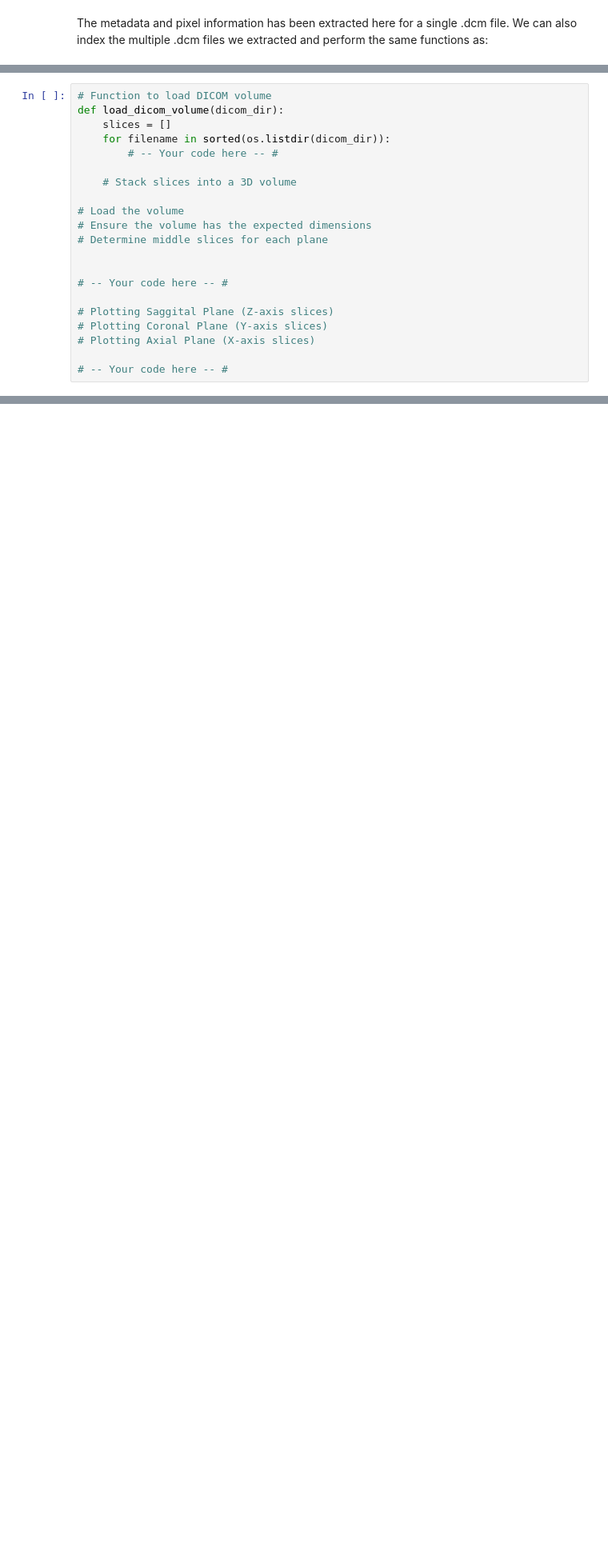
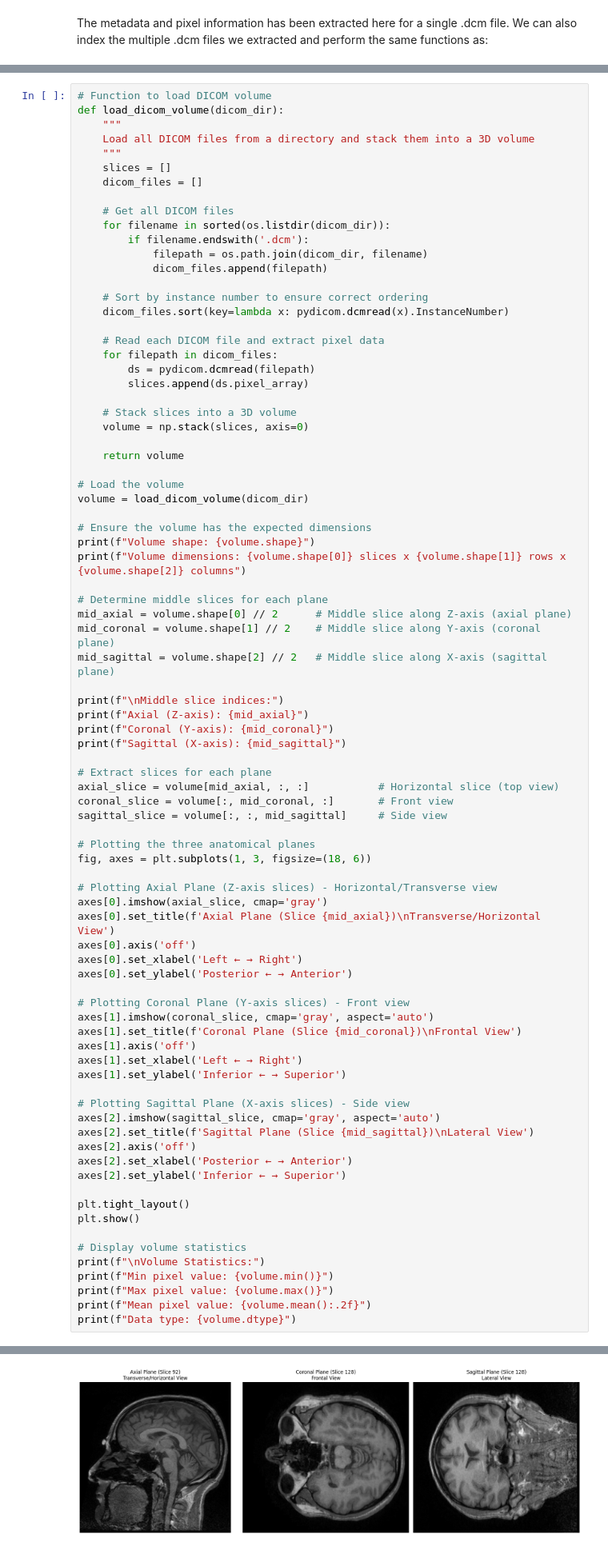
Before and after one commit to mordamed/ImageProcessing, a Jupyter notebook: 4_DICOM_NIFTI/TP4_UnderstandingDICOM.ipynb, the cells around one changed output, grey strips where cells are left out. Shown at 80% size. Cells and saved outputs as stored; diff of their text form; blank space fills up the shorter version.

```diff
--- a/4_DICOM_NIFTI/TP4_UnderstandingDICOM.ipynb
+++ b/4_DICOM_NIFTI/TP4_UnderstandingDICOM.ipynb
@@ -222,21 +375,84 @@ Since the data are a 3D NumPy array, it is very easy to "reslice" the image and
 # %%
 # Function to load DICOM volume
 def load_dicom_volume(dicom_dir):
+    """
+    Load all DICOM files from a directory and stack them into a 3D volume
+    """
     slices = []
+    dicom_files = []
+
+    # Get all DICOM files
     for filename in sorted(os.listdir(dicom_dir)):
-        # -- Your code here -- #
+        if filename.endswith('.dcm'):
+            filepath = os.path.join(dicom_dir, filename)
+            dicom_files.append(filepath)
+
+    # Sort by instance number to ensure correct ordering
+    dicom_files.sort(key=lambda x: pydicom.dcmread(x).InstanceNumber)
+
+    # Read each DICOM file and extract pixel data
+    for filepath in dicom_files:
+        ds = pydicom.dcmread(filepath)
+        slices.append(ds.pixel_array)
 
     # Stack slices into a 3D volume
+    volume = np.stack(slices, axis=0)
+
+    return volume
 
 # Load the volume
+volume = load_dicom_volume(dicom_dir)
+
 # Ensure the volume has the expected dimensions
+print(f"Volume shape: {volume.shape}")
+print(f"Volume dimensions: {volume.shape[0]} slices x {volume.shape[1]} rows x {volume.shape[2]} columns")
+
 # Determine middle slices for each plane
+mid_axial = volume.shape[0] // 2      # Middle slice along Z-axis (axial plane)
+mid_coronal = volume.shape[1] // 2    # Middle slice along Y-axis (coronal plane)
+mid_sagittal = volume.shape[2] // 2   # Middle slice along X-axis (sagittal plane)
 
+print(f"\nMiddle slice indices:")
+print(f"Axial (Z-axis): {mid_axial}")
+print(f"Coronal (Y-axis): {mid_coronal}")
+print(f"Sagittal (X-axis): {mid_sagittal}")
 
-# -- Your code here -- #
+# Extract slices for each plane
+axial_slice = volume[mid_axial, :, :]           # Horizontal slice (top view)
+coronal_slice = volume[:, mid_coronal, :]       # Front view
+sagittal_slice = volume[:, :, mid_sagittal]     # Side view
 
-# Plotting Saggital Plane (Z-axis slices)
-# Plotting Coronal Plane (Y-axis slices)
-# Plotting Axial Plane (X-axis slices)
+# Plotting the three anatomical planes
+fig, axes = plt.subplots(1, 3, figsize=(18, 6))
 
-# -- Your code here -- #
+# Plotting Axial Plane (Z-axis slices) - Horizontal/Transverse view
+axes[0].imshow(axial_slice, cmap='gray')
+axes[0].set_title(f'Axial Plane (Slice {mid_axial})\nTransverse/Horizontal View')
+axes[0].axis('off')
+axes[0].set_xlabel('Left ← → Right')
+axes[0].set_ylabel('Posterior ← → Anterior')
+
+# Plotting Coronal Plane (Y-axis slices) - Front view
+axes[1].imshow(coronal_slice, cmap='gray', aspect='auto')
+axes[1].set_title(f'Coronal Plane (Slice {mid_coronal})\nFrontal View')
+axes[1].axis('off')
+axes[1].set_xlabel('Left ← → Right')
+axes[1].set_ylabel('Inferior ← → Superior')
+
+# Plotting Sagittal Plane (X-axis slices) - Side view
+axes[2].imshow(sagittal_slice, cmap='gray', aspect='auto')
+axes[2].set_title(f'Sagittal Plane (Slice {mid_sagittal})\nLateral View')
+axes[2].axis('off')
+axes[2].set_xlabel('Posterior ← → Anterior')
+axes[2].set_ylabel('Inferior ← → Superior')
+
+plt.tight_layout()
+plt.show()
+
+# Display volume statistics
+print(f"\nVolume Statistics:")
+print(f"Min pixel value: {volume.min()}")
+print(f"Max pixel value: {volume.max()}")
+print(f"Mean pixel value: {volume.mean():.2f}")
+print(f"Data type: {volume.dtype}")
+# %% [output]
@@ -242,0 +466 @@ def load_dicom_volume(dicom_dir):
+[figure, added]
```
Also changed, not shown: parts of 12 cells of this notebook.
